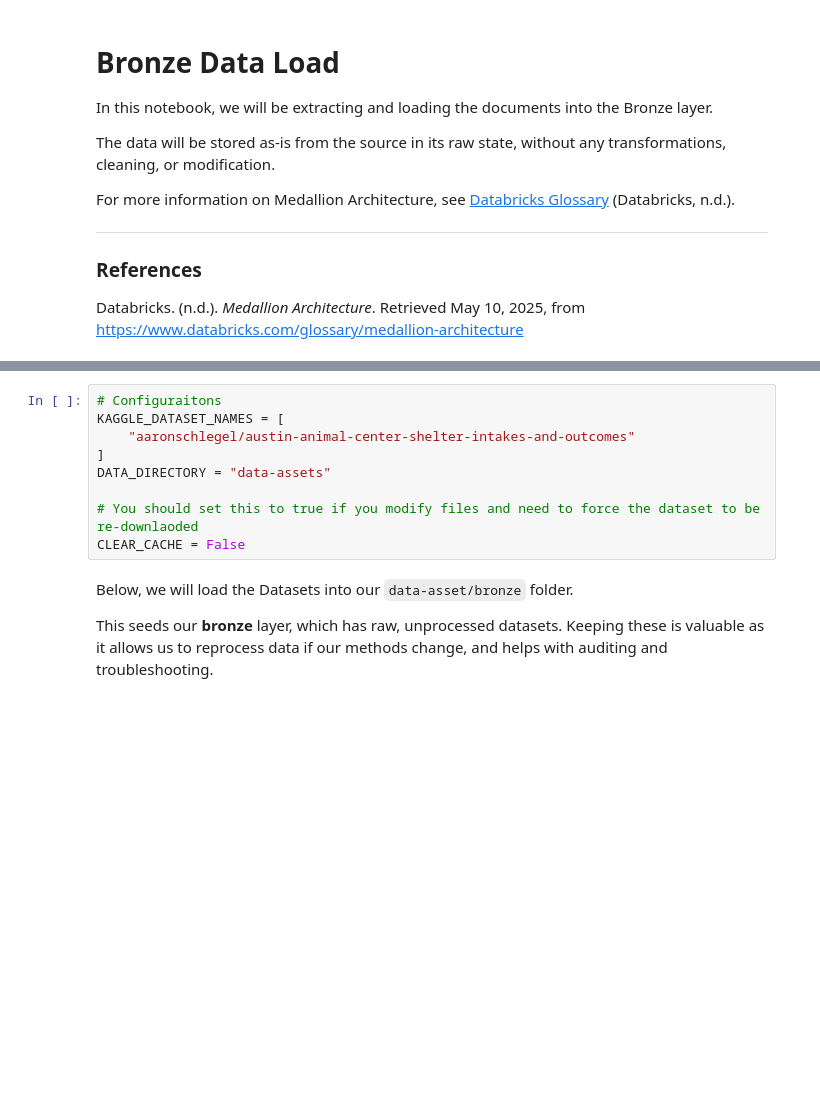
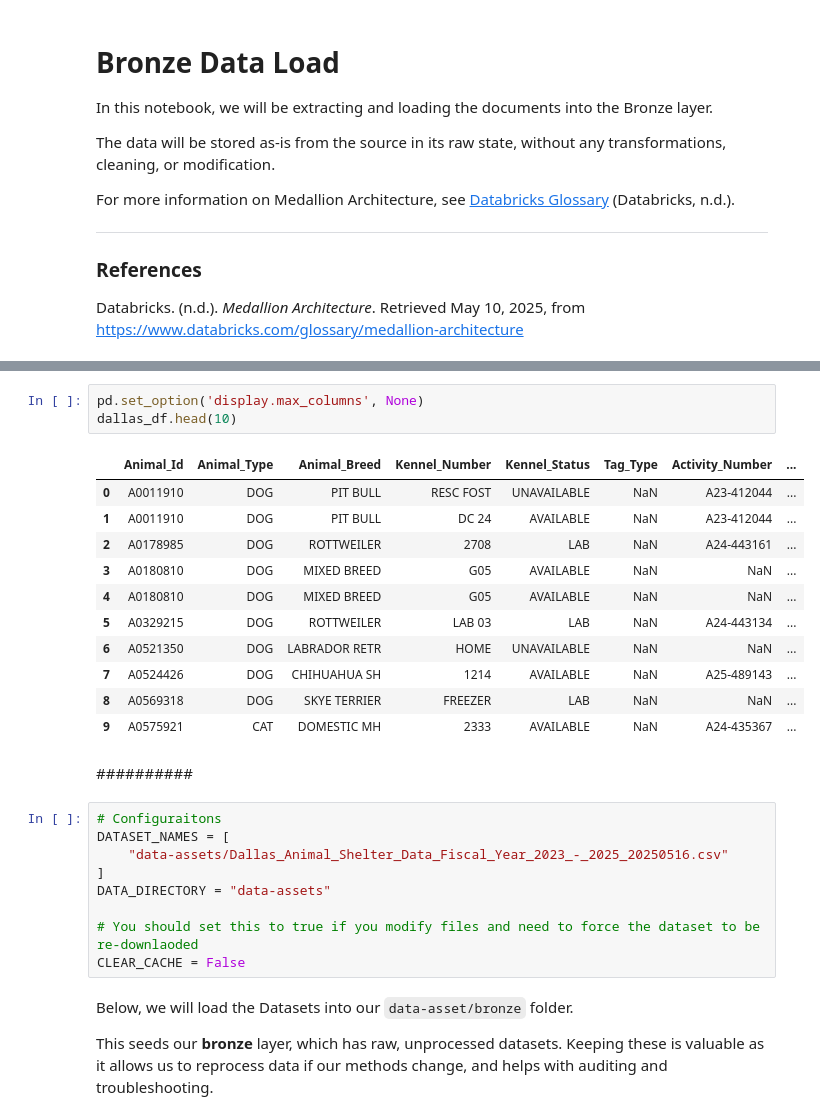
Before and after one commit to memckay/mads-milestone-1, a Jupyter notebook: notebooks/elt/1_bronze.ipynb, the cells around one changed output, grey strips where cells are left out. Cells and saved outputs as stored; diff of their text form; blank space fills up the shorter version.

```diff
--- a/notebooks/elt/1_bronze.ipynb
+++ b/notebooks/elt/1_bronze.ipynb
@@ -38,7 +74,24 @@ import subprocess
+# %%
+pd.set_option('display.max_columns', None)
+dallas_df.head(10)
+# %% [output]
+|  | Animal_Id | Animal_Type | Animal_Breed | Kennel_Number | Kennel_Status | Tag_Type | Activity_Number | ... |
+| 0 | A0011910 | DOG | PIT BULL | RESC FOST | UNAVAILABLE | NaN | A23-412044 | ... |
+| 1 | A0011910 | DOG | PIT BULL | DC 24 | AVAILABLE | NaN | A23-412044 | ... |
+| 2 | A0178985 | DOG | ROTTWEILER | 2708 | LAB | NaN | A24-443161 | ... |
+| 3 | A0180810 | DOG | MIXED BREED | G05 | AVAILABLE | NaN | NaN | ... |
+| 4 | A0180810 | DOG | MIXED BREED | G05 | AVAILABLE | NaN | NaN | ... |
+| 5 | A0329215 | DOG | ROTTWEILER | LAB 03 | LAB | NaN | A24-443134 | ... |
+| 6 | A0521350 | DOG | LABRADOR RETR | HOME | UNAVAILABLE | NaN | NaN | ... |
+| 7 | A0524426 | DOG | CHIHUAHUA SH | 1214 | AVAILABLE | NaN | A25-489143 | ... |
+| 8 | A0569318 | DOG | SKYE TERRIER | FREEZER | LAB | NaN | NaN | ... |
+| 9 | A0575921 | CAT | DOMESTIC MH | 2333 | AVAILABLE | NaN | A24-435367 | ... |
+# %% [markdown]
+##########
 # %%
 # Configuraitons
-KAGGLE_DATASET_NAMES = [
-    "aaronschlegel/austin-animal-center-shelter-intakes-and-outcomes"
+DATASET_NAMES = [
+    "data-assets/Dallas_Animal_Shelter_Data_Fiscal_Year_2023_-_2025_20250516.csv"
 ]
 DATA_DIRECTORY = "data-assets"
 
```
Also changed, not shown: parts of 5 cells of this notebook, 12 other files.
